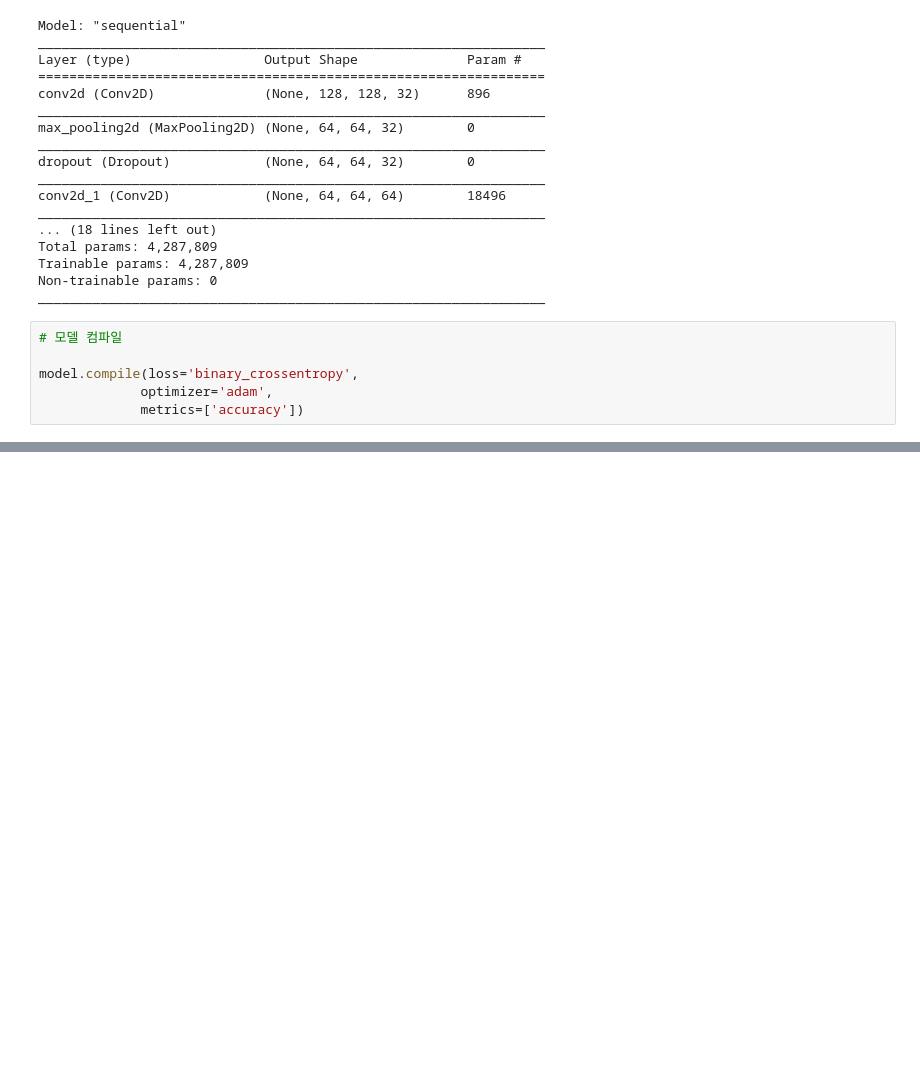
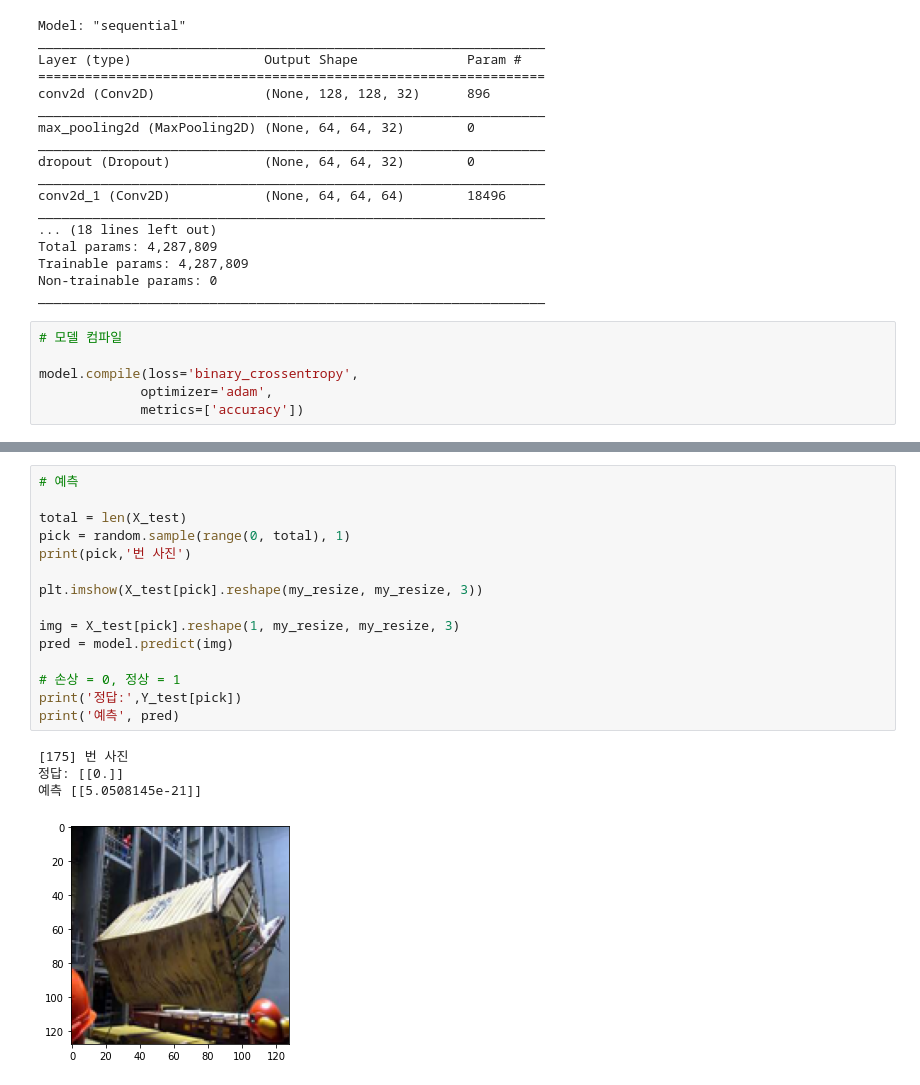
Before and after one commit to rkdwjddn456/Study, a Jupyter notebook: Deeplearning/CNN_with_keras.ipynb, the cells around one changed output, grey strips where cells are left out. Drawn from its saved outputs; the diff is of its cells as text; blank space fills up the shorter version.

```diff
--- a/Deeplearning/CNN_with_keras.ipynb
+++ b/Deeplearning/CNN_with_keras.ipynb
@@ -158,0 +187,20 @@ plt.show()
+# %%
+# 예측
+
+total = len(X_test)
+pick = random.sample(range(0, total), 1)
+print(pick,'번 사진')
+
+plt.imshow(X_test[pick].reshape(my_resize, my_resize, 3))
+
+img = X_test[pick].reshape(1, my_resize, my_resize, 3)
+pred = model.predict(img)
+
+# 손상 = 0, 정상 = 1
+print('정답:',Y_test[pick])
+print('예측', pred)
+# %% [output]
+[175] 번 사진
+정답: [[0.]]
+예측 [[5.0508145e-21]]
+[figure, added]
```
Also changed, not shown: parts of 6 cells of this notebook.
